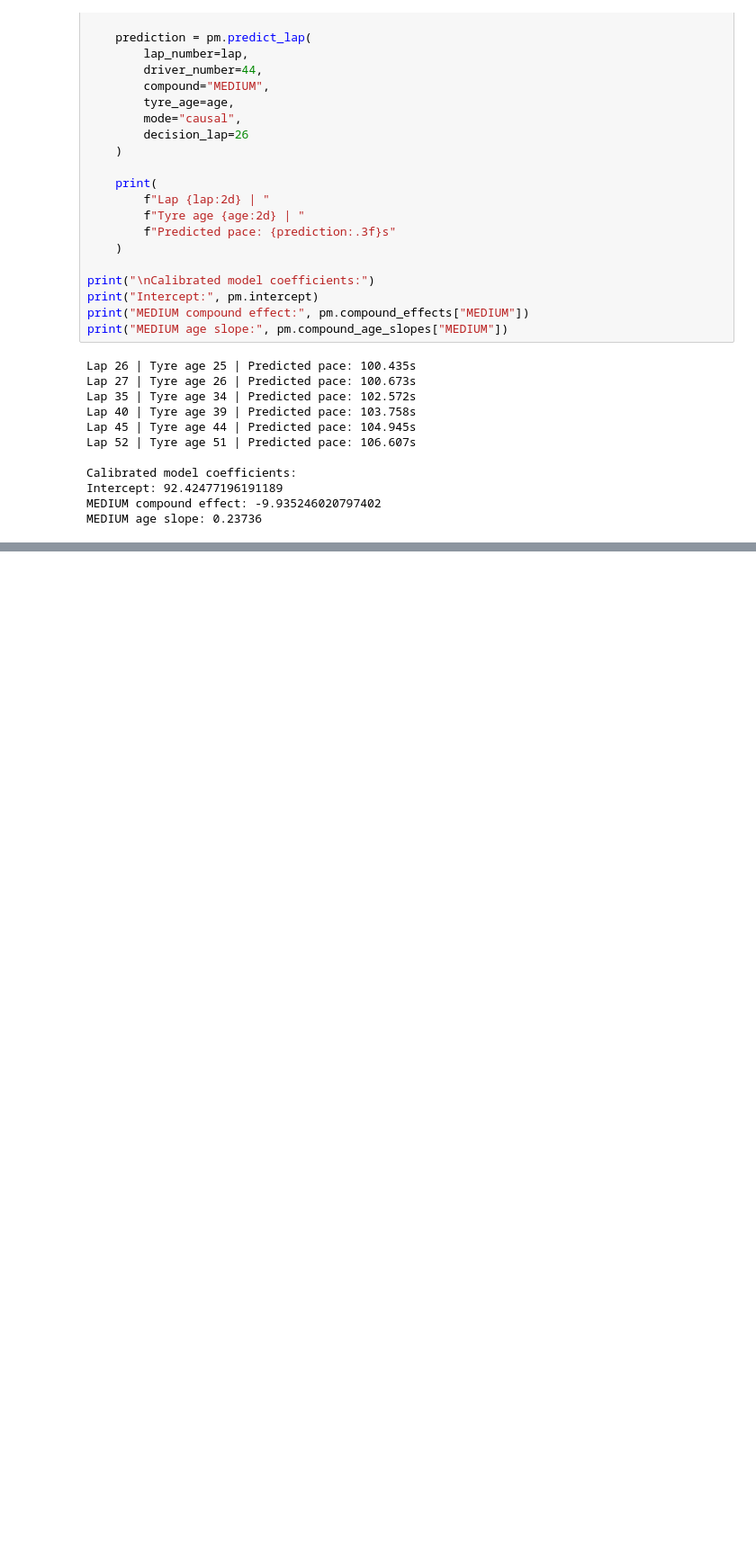
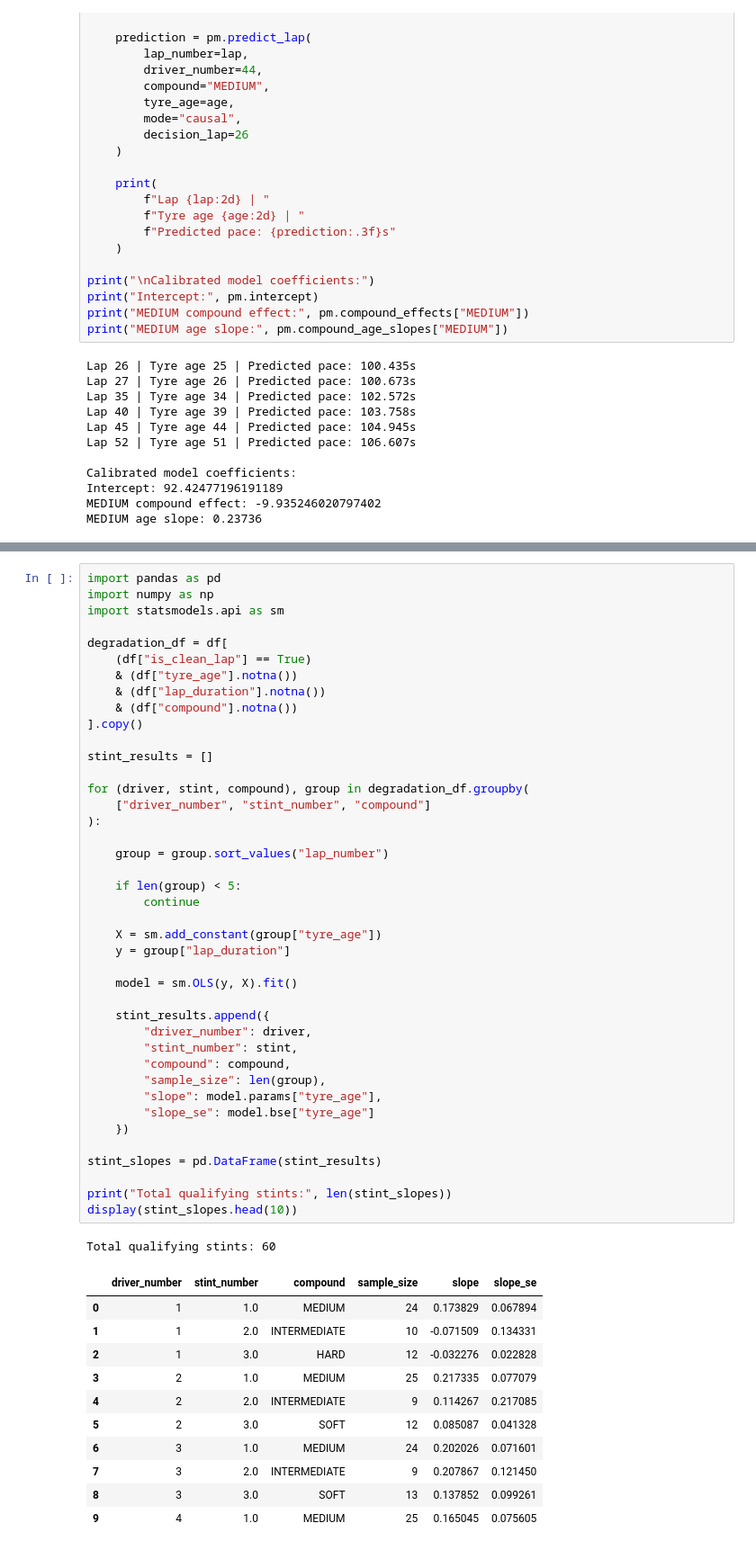
Before and after one commit to nihankale07-bot/pitwall, a Jupyter notebook: notebooks/12_replay_engine.ipynb, the cells around one changed output, grey strips where cells are left out. Shown at 90% size. Saved outputs shown, nothing was run; the diff lists cells and outputs as text; blank space fills up the shorter version.

```diff
--- a/notebooks/12_replay_engine.ipynb
+++ b/notebooks/12_replay_engine.ipynb
@@ -4187,0 +4440,54 @@ print(f"\nDifference: {result_stay.summary['final_time_s'] - result_real.summary
+# %%
+import pandas as pd
+import numpy as np
+import statsmodels.api as sm
+
+degradation_df = df[
+    (df["is_clean_lap"] == True)
+    & (df["tyre_age"].notna())
+    & (df["lap_duration"].notna())
+    & (df["compound"].notna())
+].copy()
+
+stint_results = []
+
+for (driver, stint, compound), group in degradation_df.groupby(
+    ["driver_number", "stint_number", "compound"]
+):
+
+    group = group.sort_values("lap_number")
+
+    if len(group) < 5:
+        continue
+
+    X = sm.add_constant(group["tyre_age"])
+    y = group["lap_duration"]
+
+    model = sm.OLS(y, X).fit()
+
+    stint_results.append({
+        "driver_number": driver,
+        "stint_number": stint,
+        "compound": compound,
+        "sample_size": len(group),
+        "slope": model.params["tyre_age"],
+        "slope_se": model.bse["tyre_age"]
+    })
+
+stint_slopes = pd.DataFrame(stint_results)
+
+print("Total qualifying stints:", len(stint_slopes))
+display(stint_slopes.head(10))
+# %% [output]
+Total qualifying stints: 60
+|  | driver_number | stint_number | compound | sample_size | slope | slope_se |
+| 0 | 1 | 1.0 | MEDIUM | 24 | 0.173829 | 0.067894 |
+| 1 | 1 | 2.0 | INTERMEDIATE | 10 | -0.071509 | 0.134331 |
+| 2 | 1 | 3.0 | HARD | 12 | -0.032276 | 0.022828 |
+| 3 | 2 | 1.0 | MEDIUM | 25 | 0.217335 | 0.077079 |
+| 4 | 2 | 2.0 | INTERMEDIATE | 9 | 0.114267 | 0.217085 |
+| 5 | 2 | 3.0 | SOFT | 12 | 0.085087 | 0.041328 |
+| 6 | 3 | 1.0 | MEDIUM | 24 | 0.202026 | 0.071601 |
+| 7 | 3 | 2.0 | INTERMEDIATE | 9 | 0.207867 | 0.121450 |
+| 8 | 3 | 3.0 | SOFT | 13 | 0.137852 | 0.099261 |
+| 9 | 4 | 1.0 | MEDIUM | 25 | 0.165045 | 0.075605 |
```
Also changed, not shown: parts of 63 cells of this notebook, 47 other files.
